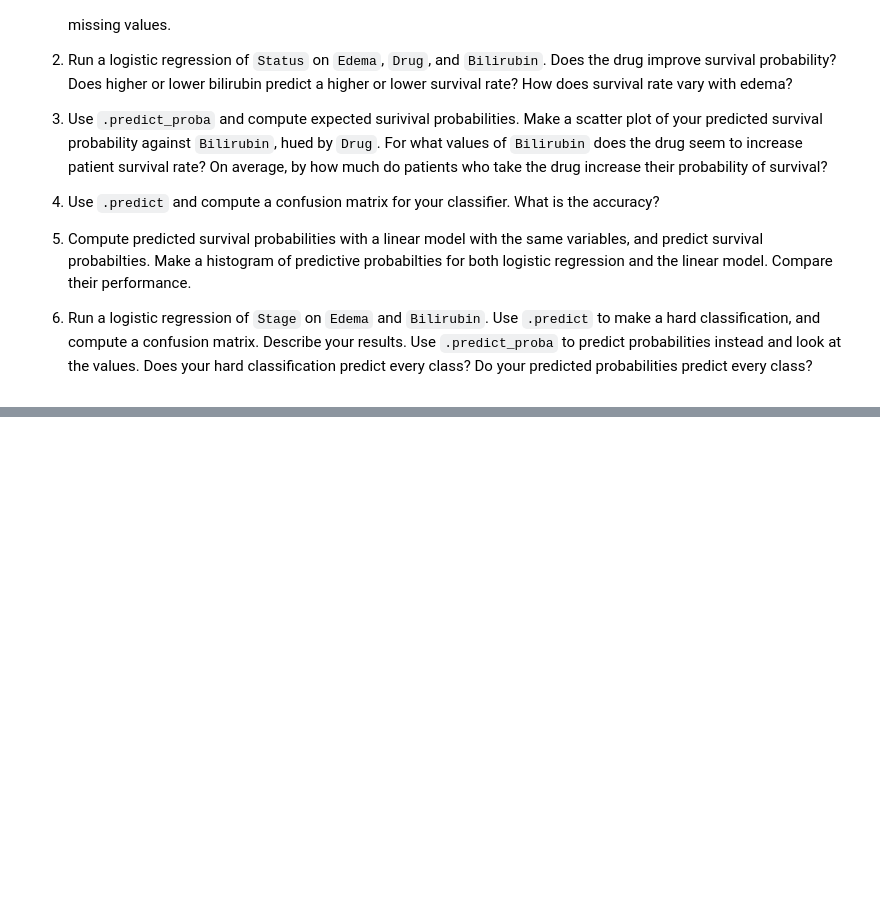
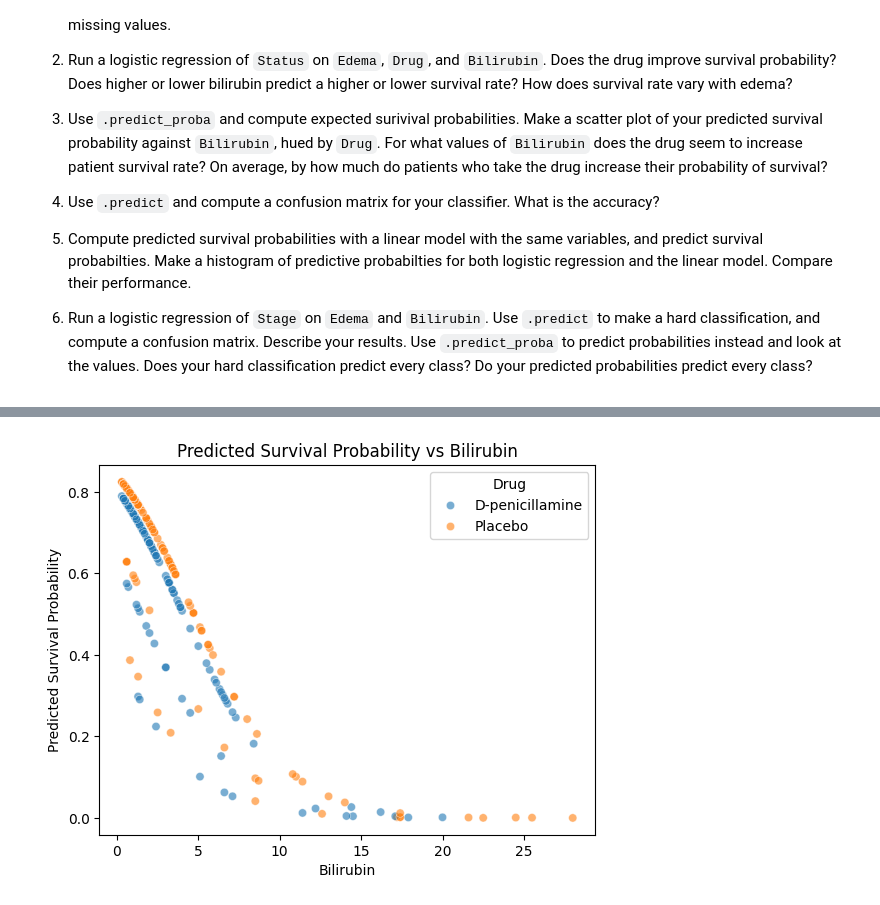
Before and after one commit to simonalam/undergrad_ml_assignments, a Jupyter notebook: 05_assignment_glm/05_assignment_glm.ipynb, the cells around one changed output, grey strips where cells are left out. Saved outputs shown, nothing was run; the diff lists cells and outputs as text; code cells hidden in the pictures; blank space fills up the shorter version.

```diff
--- a/05_assignment_glm/05_assignment_glm.ipynb
+++ b/05_assignment_glm/05_assignment_glm.ipynb
@@ -252,0 +224,99 @@ The left-hand side of the above expression is called the **log odds ratio**, and
+# %%
+df3 = pd.read_csv('cirrhosis.csv')
+
+cols3 = ['Status', 'Drug', 'Edema', 'Bilirubin', 'Stage']
+df3 = df3[cols3]
+print('Missing values:\n', df3.isnull().sum())
+df3 = df3.dropna()
+print(f'Shape after dropping missing values: {df3.shape}')
+
+df3['alive'] = (df3['Status'] != 'D').astype(int)
+df3['Edema_encoded'] = LabelEncoder().fit_transform(df3['Edema'])
+df3['Drug_encoded'] = LabelEncoder().fit_transform(df3['Drug'])
+
+features3 = ['Edema_encoded', 'Drug_encoded', 'Bilirubin']
+X3 = df3[features3]
+y3 = df3['alive']
+
+# Part 2 - Logistic regression
+log_reg3 = LogisticRegression()
+log_reg3.fit(X3, y3)
+
+coef_df3 = pd.DataFrame({
+    'feature': ['Edema', 'Drug', 'Bilirubin'],
+    'coefficient': log_reg3.coef_[0]
+})
+print(coef_df3)
+
+# Part 3 - Predicted probabilities
+proba3 = log_reg3.predict_proba(X3)[:, 1]
+df3['survival_prob'] = proba3
+
+sns.scatterplot(data=df3, x='Bilirubin', y='survival_prob',
+                hue='Drug', alpha=0.6)
+plt.title('Predicted Survival Probability vs Bilirubin')
+plt.xlabel('Bilirubin')
+plt.ylabel('Predicted Survival Probability')
+plt.show()
+
+avg_diff3 = df3.groupby('Drug')['survival_prob'].mean()
+print(avg_diff3)
+print(f'\nAverage difference in survival probability: {avg_diff3["Placebo"] - avg_diff3["D-penicillamine"]:.4f}')
+
+# Part 4 - Confusion matrix
+y_pred3 = log_reg3.predict(X3)
+cm3 = confusion_matrix(y3, y_pred3)
+accuracy3 = accuracy_score(y3, y_pred3)
+
+sns.heatmap(cm3, annot=True, fmt='d', cmap='Blues',
+            xticklabels=['Dead', 'Alive'],
+            yticklabels=['Dead', 'Alive'])
+plt.title('Confusion Matrix (Cirrhosis Survival)')
+plt.xlabel('Predicted')
+plt.ylabel('Actual')
+plt.show()
+print(f'Accuracy: {accuracy3:.4f}')
+
+# Part 5 - Linear vs logistic
+lin_reg3 = LinearRegression()
+lin_reg3.fit(X3, y3)
+lin_proba3 = lin_reg3.predict(X3)
+
+fig, axes = plt.subplots(1, 2, figsize=(12, 4))
+axes[0].hist(proba3, bins=30)
+axes[0].set_title('Logistic Regression')
+axes[0].set_xlabel('Predicted Probability')
+axes[0].set_ylabel('Count')
+axes[1].hist(lin_proba3, bins=30)
+axes[1].set_title('Linear Regression')
+axes[1].set_xlabel('Predicted Probability')
+plt.tight_layout()
+plt.show()
+print(f'Linear model prediction range: {lin_proba3.min():.4f} to {lin_proba3.max():.4f}')
+
+# Part 6 - Stage classification
+X_stage = df3[['Edema_encoded', 'Bilirubin']]
+y_stage = df3['Stage'].astype(int)
+
+log_stage = LogisticRegression(multi_class='multinomial', max_iter=1000)
+log_stage.fit(X_stage, y_stage)
+
+y_stage_pred = log_stage.predict(X_stage)
+y_stage_proba = log_stage.predict_proba(X_stage)
+
+cm_stage = confusion_matrix(y_stage, y_stage_pred)
+accuracy_stage = accuracy_score(y_stage, y_stage_pred)
+
+sns.heatmap(cm_stage, annot=True, fmt='d', cmap='Blues',
+            xticklabels=log_stage.classes_,
+            yticklabels=log_stage.classes_)
+plt.title('Confusion Matrix (Stage Classification)')
+plt.xlabel('Predicted')
+plt.ylabel('Actual')
+plt.show()
+
+print(f'Accuracy: {accuracy_stage:.4f}')
+print(f'Classes predicted by hard classification: {np.unique(y_stage_pred)}')
+print(f'\nSample predicted probabilities:')
+print(pd.DataFrame(y_stage_proba[:5], columns=log_stage.classes_))
+# %% [output]
@@ -252,0 +335 @@ The left-hand side of the above expression is called the **log odds ratio**, and
+[figure, added]
```
Also changed, not shown: parts of 4 cells of this notebook.
